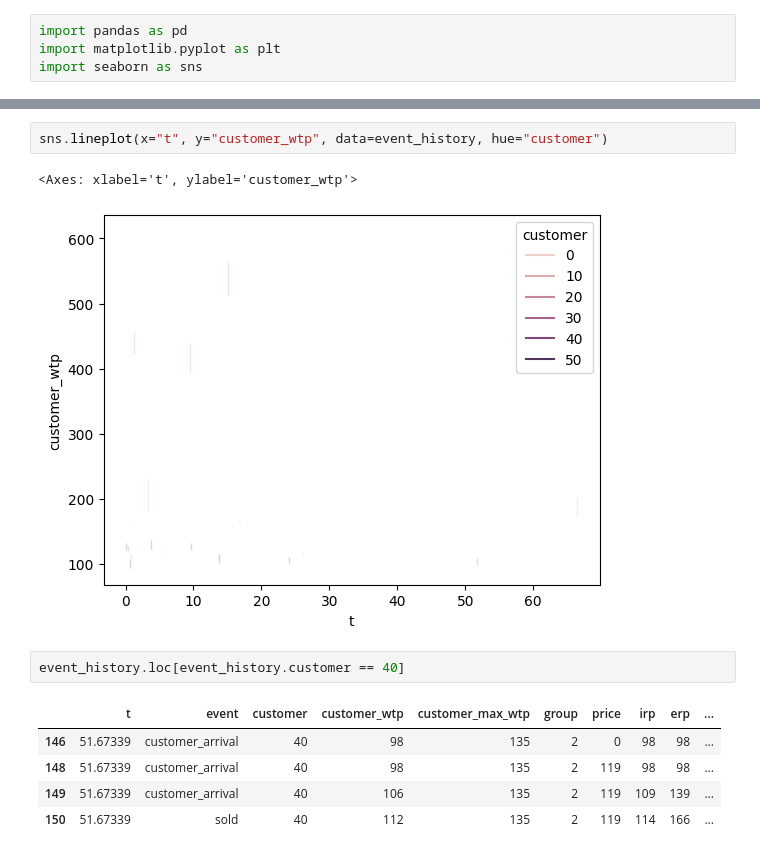
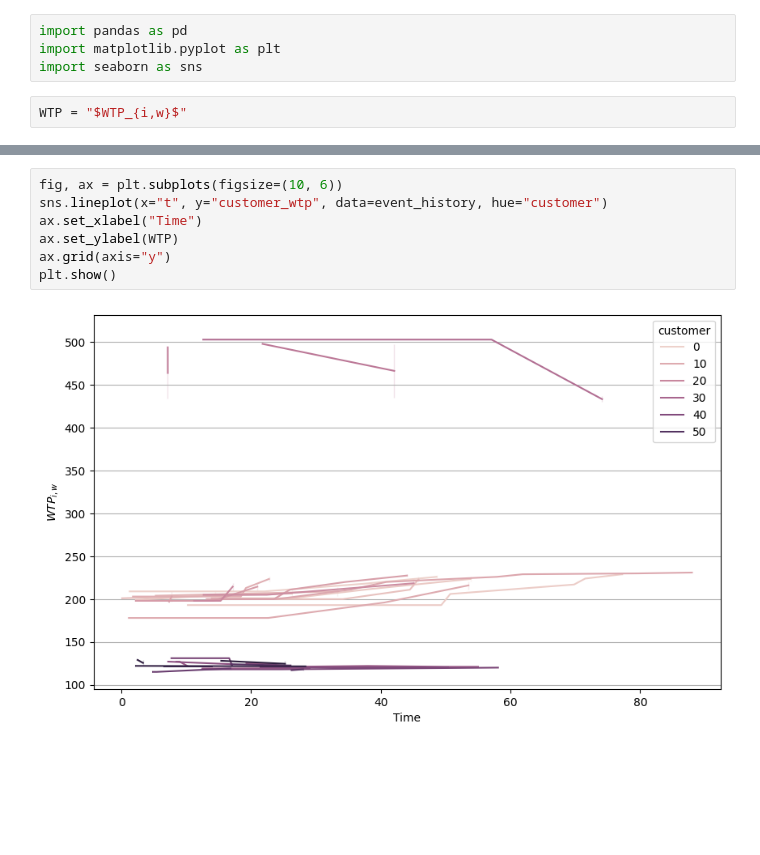
Before and after one commit to LaurinBrechter/personalized-pricing, a Jupyter notebook: results/results_analysis.ipynb, the cells around one changed output, grey strips where cells are left out. Saved outputs shown, nothing was run; the diff lists cells and outputs as text; blank space fills up the shorter version.

```diff
--- a/results/results_analysis.ipynb
+++ b/results/results_analysis.ipynb
@@ -2,6 +2,8 @@
 import pandas as pd
 import matplotlib.pyplot as plt
 import seaborn as sns
+# %%
+WTP = "$WTP_{i,w}$"
 # %%
 evolution_log = pd.read_csv("evolution_log.csv")
 event_history = pd.read_csv("event_history.csv")
@@ -129,13 +92,9 @@ event_history
 # %%
+fig, ax = plt.subplots(figsize=(10, 6))
 sns.lineplot(x="t", y="customer_wtp", data=event_history, hue="customer")
+ax.set_xlabel("Time")
+ax.set_ylabel(WTP)
+ax.grid(axis="y")
+plt.show()
 # %% [output]
-<Axes: xlabel='t', ylabel='customer_wtp'>
-[figure, old version]
+[figure, new version]
-# %%
-event_history.loc[event_history.customer == 40]
-# %% [output]
-|  | t | event | customer | customer_wtp | customer_max_wtp | group | price | irp | erp | ... |
-| 146 | 51.67339 | customer_arrival | 40 | 98 | 135 | 2 | 0 | 98 | 98 | ... |
-| 148 | 51.67339 | customer_arrival | 40 | 98 | 135 | 2 | 119 | 98 | 98 | ... |
-| 149 | 51.67339 | customer_arrival | 40 | 106 | 135 | 2 | 119 | 109 | 139 | ... |
-| 150 | 51.67339 | sold | 40 | 112 | 135 | 2 | 119 | 114 | 166 | ... |
```
Also changed, not shown: parts of 10 cells of this notebook, 5 other files.
